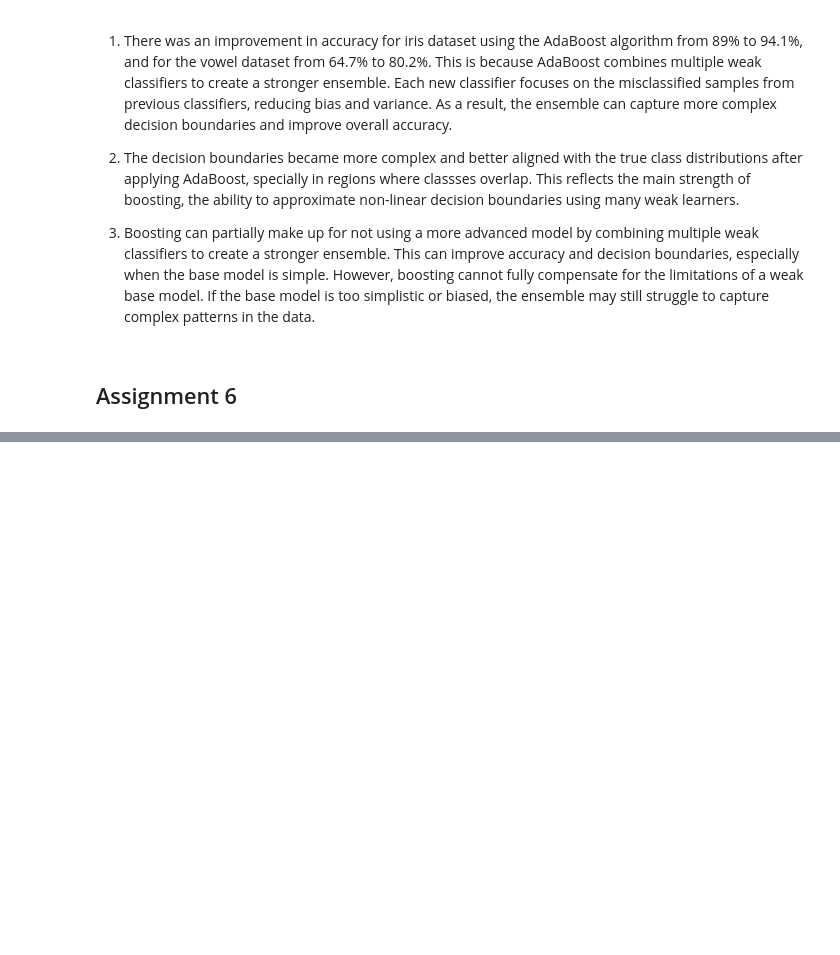
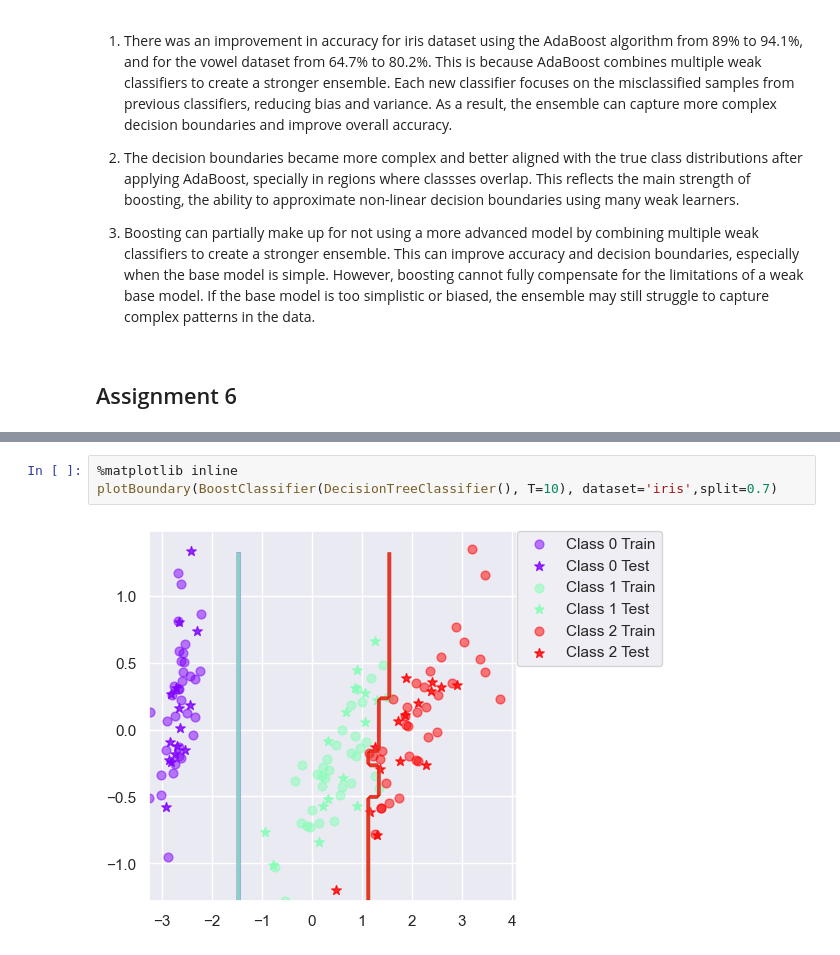
Before and after one commit to david-bazalduaa/Lab-3-Bayes-Classifier, a Jupyter notebook: Assignment 3.ipynb, the cells around one changed output, grey strips where cells are left out. Cells and saved outputs as stored; diff of their text form; blank space fills up the shorter version.

```diff
--- a/Assignment 3.ipynb
+++ b/Assignment 3.ipynb
@@ -356,0 +418,5 @@ plotBoundary(BoostClassifier(BayesClassifier()), dataset='vowel',split=0.7)
+# %%
+%matplotlib inline
+plotBoundary(BoostClassifier(DecisionTreeClassifier(), T=10), dataset='iris',split=0.7)
+# %% [output]
+[figure, added]
```
Also changed, not shown: parts of 6 cells of this notebook, 1 other file.
